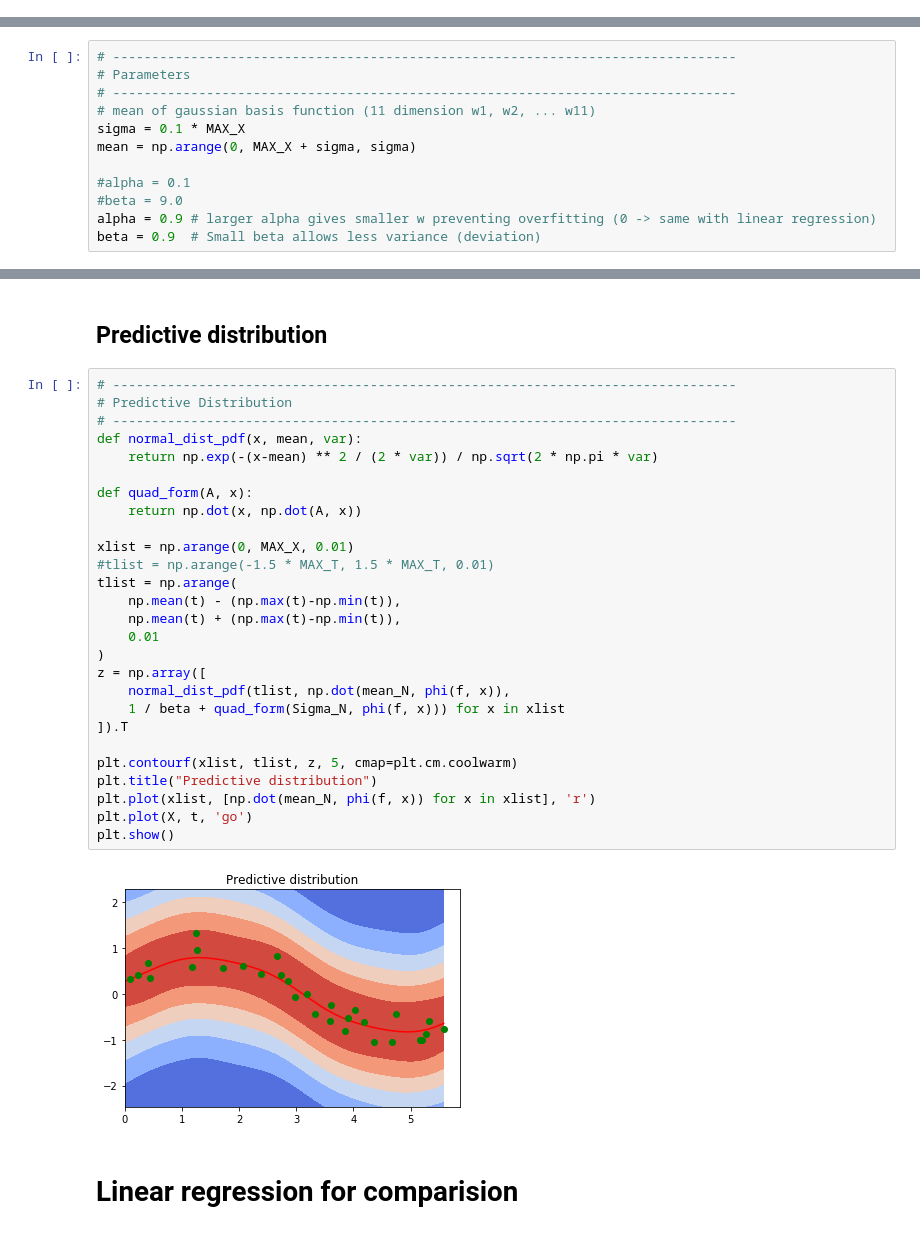
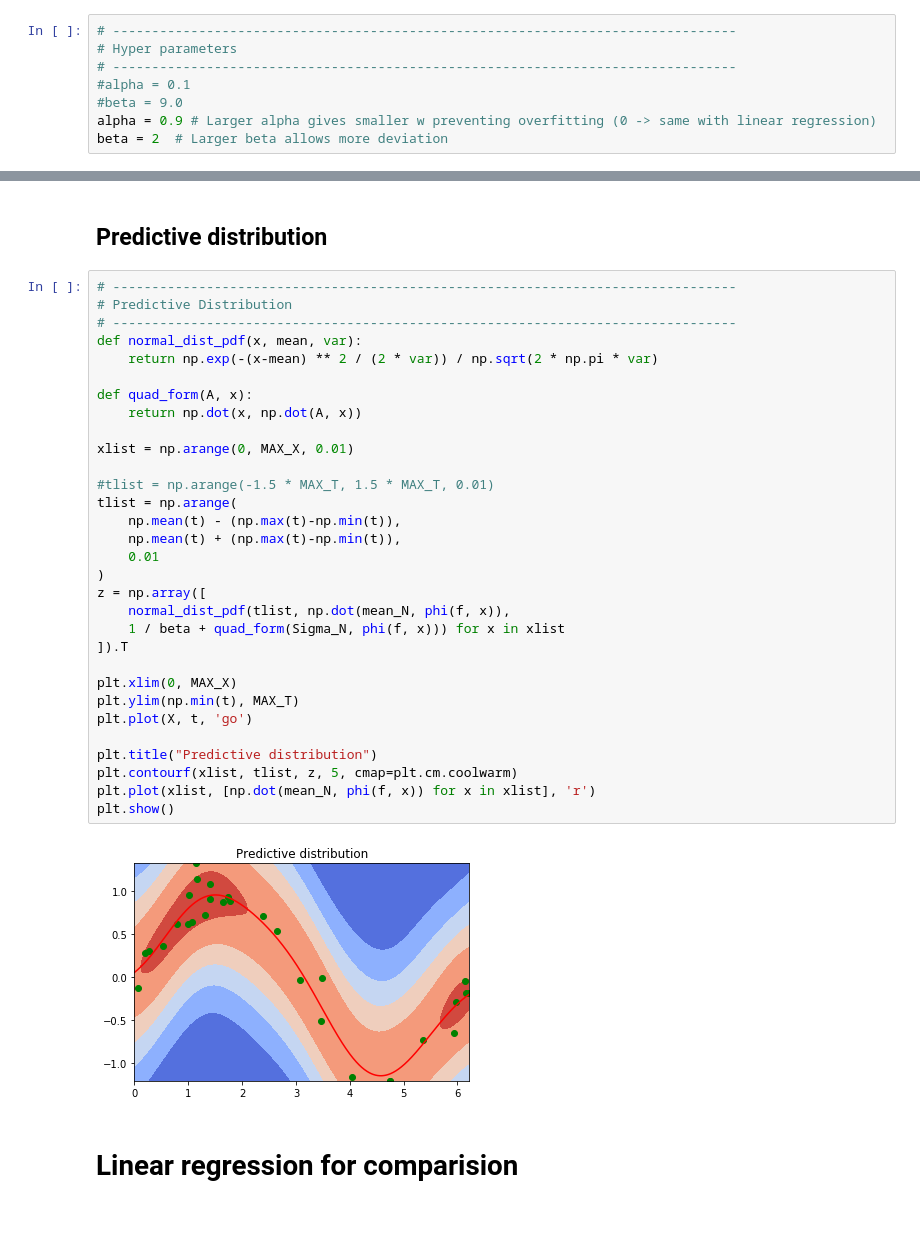
Before and after one commit to oonisim/Jupyter-Notebok, a Jupyter notebook: bayesian_regression.ipynb, the cells around one changed output, grey strips where cells are left out. Drawn from its saved outputs; the diff is of its cells as text.

Commit message:
Documented bayesian regression

```diff
--- a/bayesian_regression.ipynb
+++ b/bayesian_regression.ipynb
@@ -8,3 +77,11 @@ import matplotlib.pyplot as plt
+# %%
+# --------------------------------------------------------------------------------
+# Hyper parameters
+# --------------------------------------------------------------------------------
+#alpha = 0.1
+#beta = 9.0
+alpha = 0.9 # Larger alpha gives smaller w preventing overfitting (0 -> same with linear regression)
+beta = 2  # Larger beta allows more deviation
 # %% [markdown]
 # Observations
 # %%
@@ -73,12 +132,0 @@ def phi(f, x):
-# %%
-# --------------------------------------------------------------------------------
-# Parameters
-# --------------------------------------------------------------------------------
-# mean of gaussian basis function (11 dimension w1, w2, ... w11)
-sigma = 0.1 * MAX_X
-mean = np.arange(0, MAX_X + sigma, sigma)
-
-#alpha = 0.1
-#beta = 9.0
-alpha = 0.9 # larger alpha gives smaller w preventing overfitting (0 -> same with linear regression)
-beta = 0.9  # Small beta allows less variance (deviation)
@@ -105,32 +153,36 @@ plt.show()
 # %%
 # --------------------------------------------------------------------------------
 # Predictive Distribution
 # --------------------------------------------------------------------------------
 def normal_dist_pdf(x, mean, var):
     return np.exp(-(x-mean) ** 2 / (2 * var)) / np.sqrt(2 * np.pi * var)
 
 def quad_form(A, x):
     return np.dot(x, np.dot(A, x))
 
 xlist = np.arange(0, MAX_X, 0.01)
+
 #tlist = np.arange(-1.5 * MAX_T, 1.5 * MAX_T, 0.01)
 tlist = np.arange(
     np.mean(t) - (np.max(t)-np.min(t)),
     np.mean(t) + (np.max(t)-np.min(t)),
     0.01
 )
 z = np.array([
     normal_dist_pdf(tlist, np.dot(mean_N, phi(f, x)),
     1 / beta + quad_form(Sigma_N, phi(f, x))) for x in xlist
 ]).T
 
+plt.xlim(0, MAX_X)
+plt.ylim(np.min(t), MAX_T)
+plt.plot(X, t, 'go')
+
+plt.title("Predictive distribution")
 plt.contourf(xlist, tlist, z, 5, cmap=plt.cm.coolwarm)
-plt.title("Predictive distribution")
 plt.plot(xlist, [np.dot(mean_N, phi(f, x)) for x in xlist], 'r')
-plt.plot(X, t, 'go')
 plt.show()
 # %% [output]
-[figure, old version]
+[figure, new version]
 # %% [markdown]
 # Linear regression for comparision
 # %%
```
Also changed, not shown: parts of 15 cells of this notebook, 5 other files.
